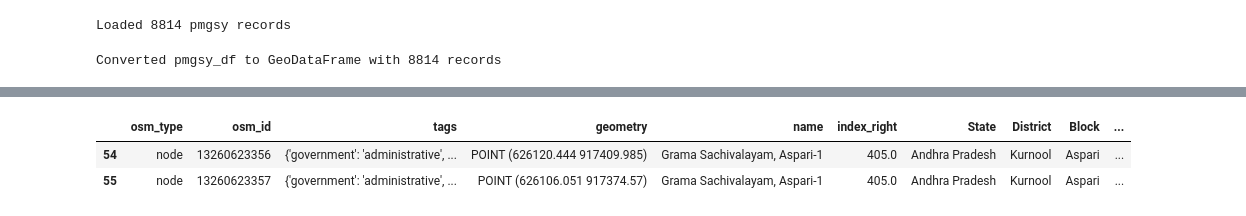
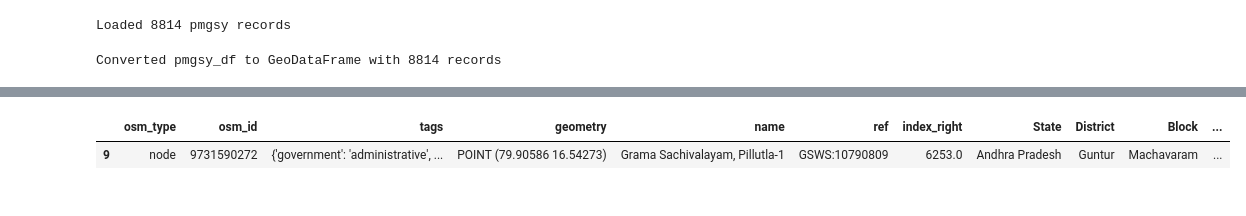
Before and after one commit to arjunaraoc/upd-gsws-osm, a Jupyter notebook: eval-pmgsy.ipynb, the cells around one changed output, grey strips where cells are left out. Saved outputs shown, nothing was run; the diff lists cells and outputs as text; code cells hidden in the pictures.

```diff
--- a/eval-pmgsy.ipynb
+++ b/eval-pmgsy.ipynb
@@ -232,9 +231,11 @@ Median: 17.00
 Max: 438.00
 Min: 2.00
-# %%
-# show rows where "Habitation Name" is "Aspari"
-merged_gdf[merged_gdf["Habitation Name"] == "Aspari"]
-# %% [output]
-|  | osm_type | osm_id | tags | geometry | name | index_right | State | District | Block | ... |
-| 54 | node | 13260623356 | {'government': 'administrative', ... | POINT (626120.444 917409.985) | Grama Sachivalayam, Aspari-1 | 405.0 | Andhra Pradesh | Kurnool | Aspari | ... |
-| 55 | node | 13260623357 | {'government': 'administrative', ... | POINT (626106.051 917374.57) | Grama Sachivalayam, Aspari-1 | 405.0 | Andhra Pradesh | Kurnool | Aspari | ... |
+# %%
+# change the proejction back to EPSG:4326
+merged_gdf = merged_gdf.to_crs(epsg=4326)
+
+# show the row with max value of distance_m in merged_gdf
+merged_gdf[merged_gdf["distance_m"] == merged_gdf["distance_m"].max()]
+# %% [output]
+|  | osm_type | osm_id | tags | geometry | name | ref | index_right | State | District | Block | ... |
+| 9 | node | 9731590272 | {'government': 'administrative', ... | POINT (79.90586 16.54273) | Grama Sachivalayam, Pillutla-1 | GSWS:10790809 | 6253.0 | Andhra Pradesh | Guntur | Machavaram | ... |
```
Also changed, not shown: parts of 7 cells of this notebook.
